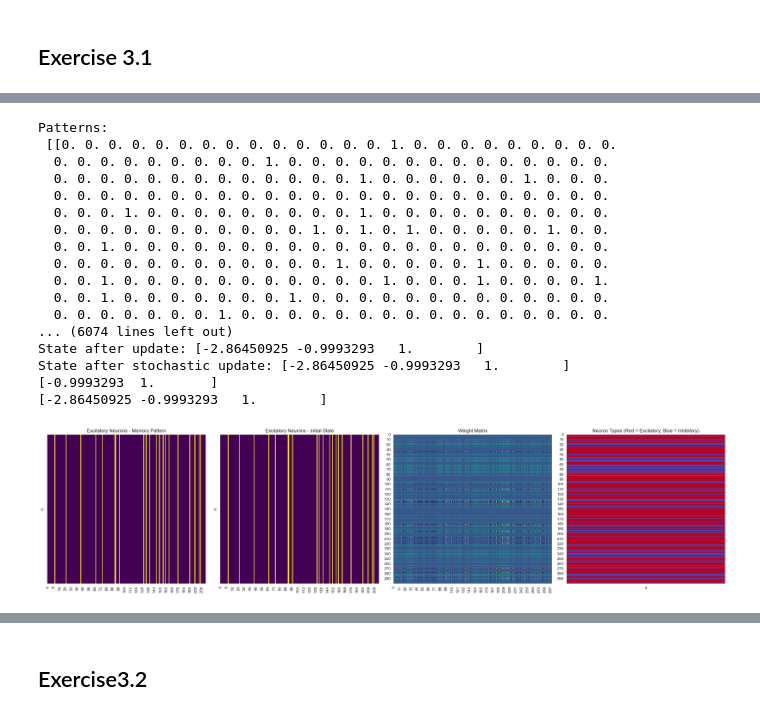
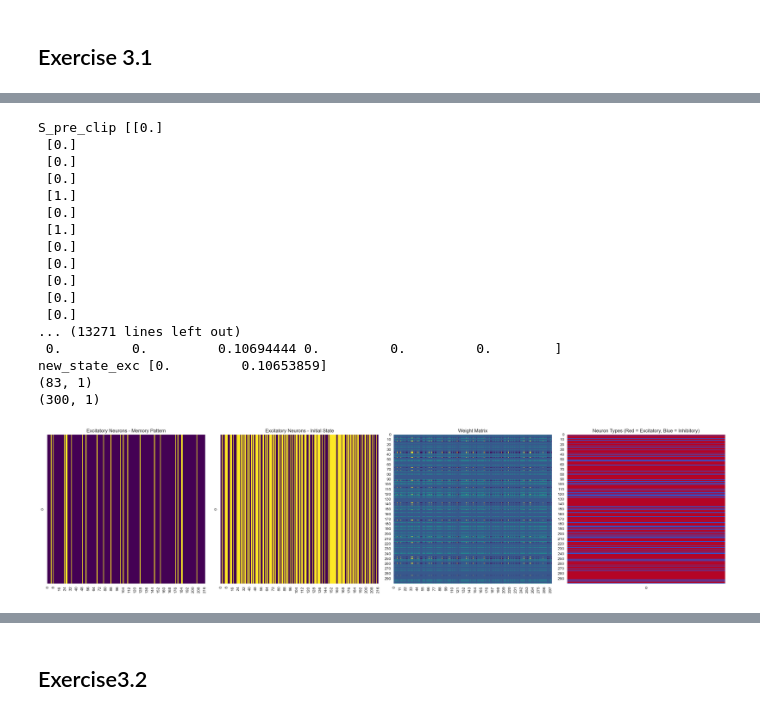
Before and after one commit to AdrienFeillard/CNNN-project, a Jupyter notebook: main.ipynb, the cells around one changed output, grey strips where cells are left out. Saved outputs shown, nothing was run; the diff lists cells and outputs as text; code cells hidden in the pictures.

```diff
--- a/main.ipynb
+++ b/main.ipynb
@@ -873,61 +1109,34 @@ def stochastic_spike_variable(S):
 # %%
 def real_test():
     N = 300
     M = 1
     N_i = 80
     K = 60
     a = 0.1
     c = 2 / (a * (1-a))
-    theta = 1.
+    theta = 0.
     inh_prob = (N-N_i)/N
     T = 10
-    # Generate patterns
-    patterns = generate_low_activity_patterns(N, M, a)
-    print("Patterns:\n", patterns)
+    beta = 1.
 
-    # Initialize neuron types
-    neuron_types = initialize_neuron_types(N, inh_prob)
-    print("Neuron types:", neuron_types)
-
-    # Flip bits in the initial state
-    initial_state = flip_bits(patterns, 0.1, neuron_types)
-    print("Initial state:\n", np.unique(initial_state))
-
-    # Create the weight matrix
-    w = create_weight_matrix(N, neuron_types, c, a, N_i, K, patterns)
-    print("Weights:\n", np.unique(w))
-
-    #plot_exc_inh(patterns, initial_state, w, neuron_types, N)
-
-    for i in range(T):
-        print(f"Updating step {i}")
-        initial_state = update_states_v2(N, w, initial_state, neuron_types, theta, beta, update_mode='sequential')
-        print("State after update:", np.unique(initial_state))
-        # Call stochastic_spike_variable with the entire array
-        #initial_state = stochastic_spike_variable(initial_state)
-        print("State after stochastic update:", np.unique(initial_state))
-        #plot_exc_inh(patterns, initial_state.reshape(1,-1), w, neuron_types, N)
-
-    print(np.unique(initial_state[np.where(neuron_types == 1)]))
-    print(np.unique(initial_state))
-    plot_exc_inh(patterns, initial_state.reshape(1,-1), w, neuron_types, N)
+    run_network_exc_inh(N, M, N_i, K, a, c, theta, inh_prob, T, beta)
 real_test()
 # %% [output]
-Patterns:
- [[0. 0. 0. 0. 0. 0. 0. 0. 0. 0. 0. 0. 0. 0. 1. 0. 0. 0. 0. 0. 0. 0. 0. 0.
-  0. 0. 0. 0. 0. 0. 0. 0. 0. 1. 0. 0. 0. 0. 0. 0. 0. 0. 0. 0. 0. 0. 0. 0.
-  0. 0. 0. 0. 0. 0. 0. 0. 0. 0. 0. 0. 0. 1. 0. 0. 0. 0. 0. 0. 1. 0. 0. 0.
-  0. 0. 0. 0. 0. 0. 0. 0. 0. 0. 0. 0. 0. 0. 0. 0. 0. 0. 0. 0. 0. 0. 0. 0.
-  0. 0. 0. 1. 0. 0. 0. 0. 0. 0. 0. 0. 0. 1. 0. 0. 0. 0. 0. 0. 0. 0. 0. 0.
-  0. 0. 0. 0. 0. 0. 0. 0. 0. 0. 0. 1. 0. 1. 0. 1. 0. 0. 0. 0. 0. 1. 0. 0.
-  0. 0. 1. 0. 0. 0. 0. 0. 0. 0. 0. 0. 0. 0. 0. 0. 0. 0. 0. 0. 0. 0. 0. 0.
-  0. 0. 0. 0. 0. 0. 0. 0. 0. 0. 0. 0. 1. 0. 0. 0. 0. 0. 1. 0. 0. 0. 0. 0.
-  0. 0. 1. 0. 0. 0. 0. 0. 0. 0. 0. 0. 0. 0. 1. 0. 0. 0. 1. 0. 0. 0. 0. 1.
-  0. 0. 1. 0. 0. 0. 0. 0. 0. 0. 1. 0. 0. 0. 0. 0. 0. 0. 0. 0. 0. 0. 0. 0.
-  0. 0. 0. 0. 0. 0. 0. 1. 0. 0. 0. 0. 0. 0. 0. 0. 0. 0. 0. 0. 0. 0. 0. 0.
-... (6074 lines left out)
-State after update: [-2.86450925 -0.9993293   1.        ]
-State after stochastic update: [-2.86450925 -0.9993293   1.        ]
-[-0.9993293  1.       ]
-[-2.86450925 -0.9993293   1.        ]
+S_pre_clip [[0.]
+ [0.]
+ [0.]
+ [0.]
+ [1.]
+ [0.]
+ [1.]
+ [0.]
+ [0.]
+ [0.]
+ [0.]
+ [0.]
+... (13271 lines left out)
+ 0.         0.         0.10694444 0.         0.         0.        ]
+new_state_exc [0.         0.10653859]
+(83, 1)
+(300, 1)
-[figure, old version]
+[figure, new version]
```
Also changed, not shown: parts of 20 cells of this notebook.
